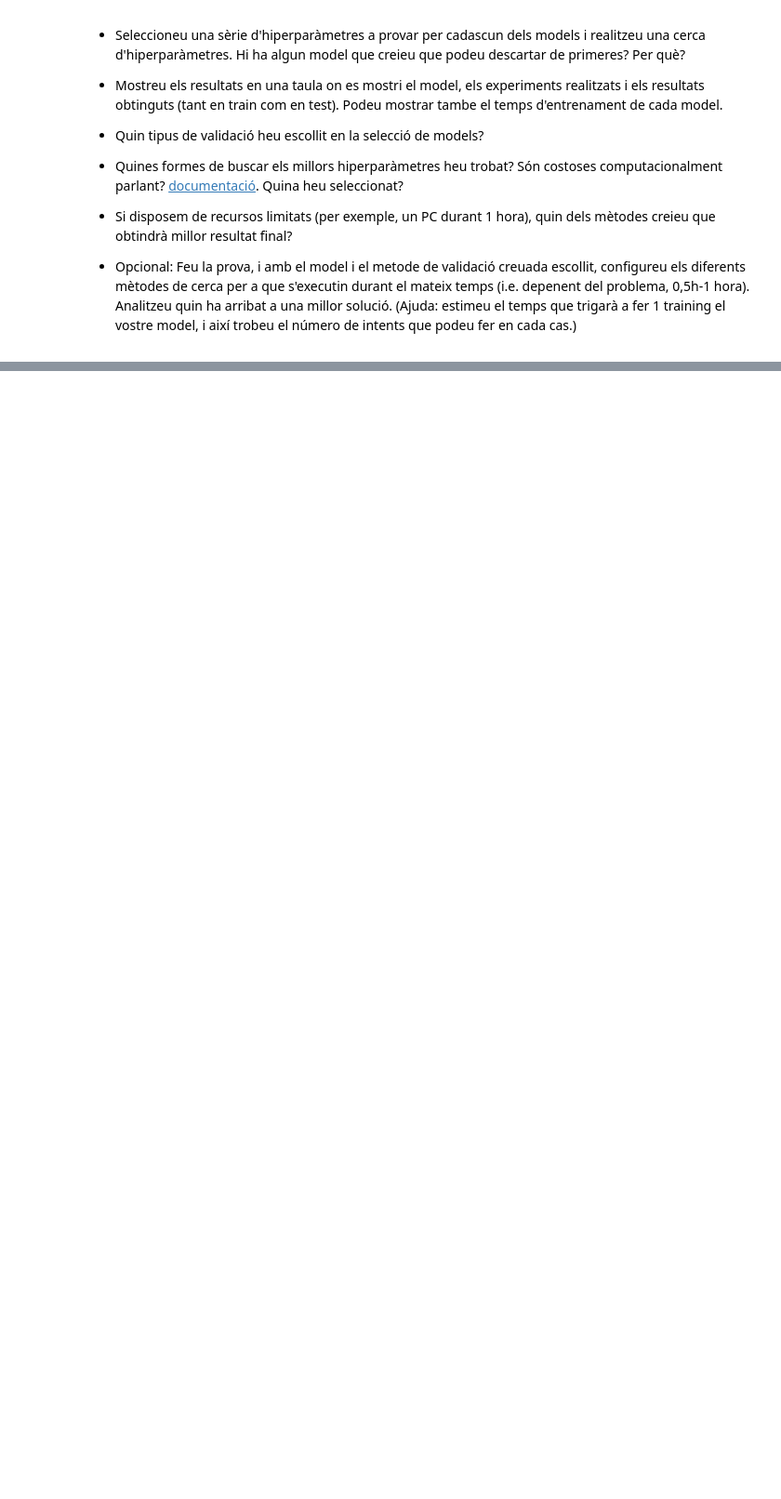
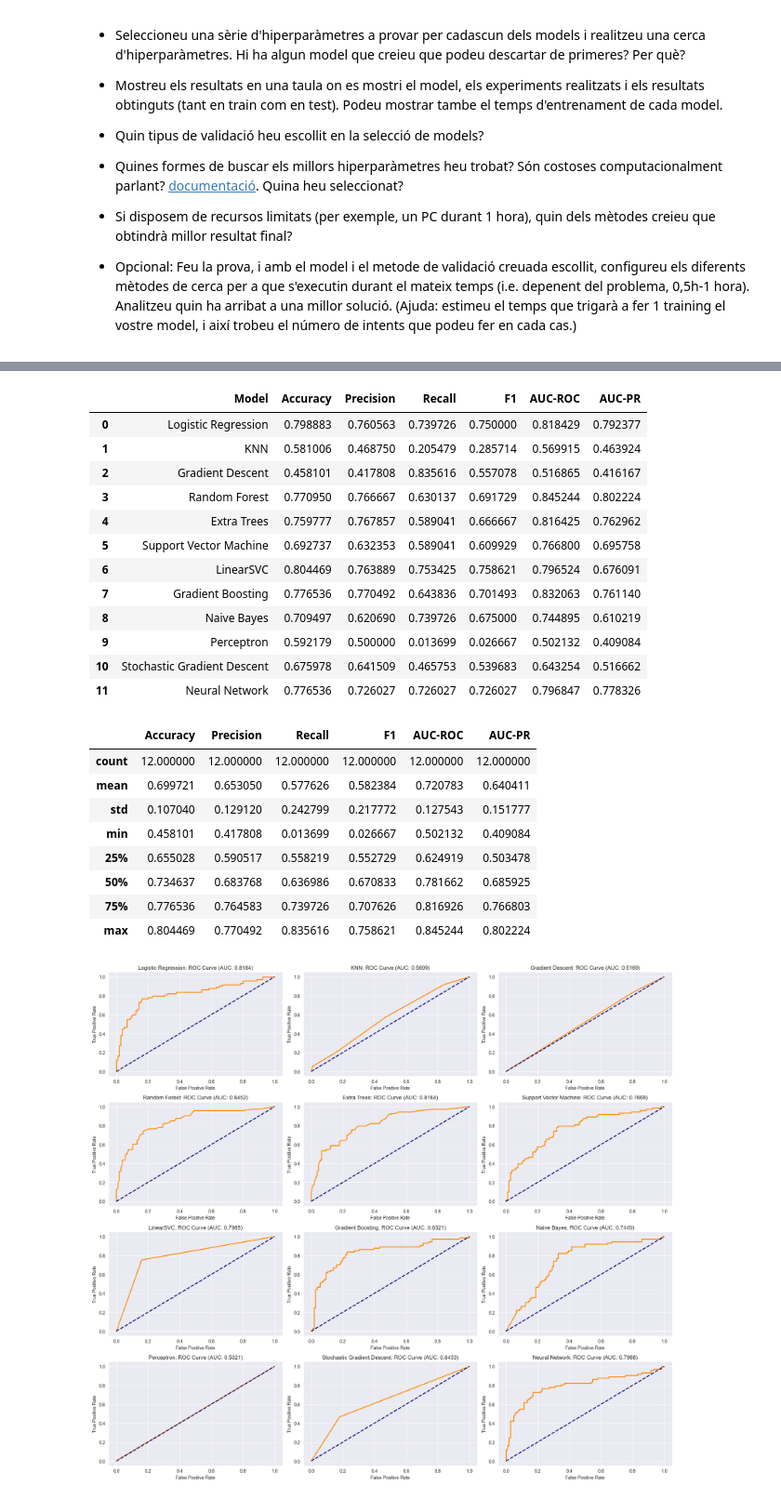
Before and after one commit to NatanSisoev/TitanicSurvival, a Jupyter notebook: practica.ipynb, the cells around one changed output, grey strips where cells are left out. Shown at 93% size. Drawn from its saved outputs; the diff is of its cells as text; code cells hidden in the pictures; blank space fills up the shorter version.

```diff
--- a/practica.ipynb
+++ b/practica.ipynb
@@ -1159,0 +1417,13 @@ La tasca d'aquesta pràctica s'enmarca dins l'aprenentatge computacional **super
+# %%
+LOGISTIC_REGRESSION = "Logistic Regression"
+KNN = "KNN"
+GRADIENT_DESCENT = "Gradient Descent"
+RANDOM_FOREST = "Random Forest"
+EXTRA_TREES = "Extra Trees"
+SUPPORT_VECTOR_MACHINE = "Support Vector Machine"
+LINEAR_SVC = "LinearSVC"
+GRADIENT_BOOSTING = "Gradient Boosting"
+NAIVE_BAYES = "Naive Bayes"
+PERCEPTRON = "Perceptron"
+STOCHASTIC_GRADIENT_DESCENT = "Stochastic Gradient Descent"
+NEURAL_NETWORK = "Neural Network"
@@ -1160 +1499,58 @@ La tasca d'aquesta pràctica s'enmarca dins l'aprenentatge computacional **super
+# %%
+results_metrics = ["Model", "Accuracy", "Precision", "Recall", "F1", "AUC-ROC", "AUC-PR"]
+results_df = pd.DataFrame(columns=results_metrics)
+
+cols = 3
+rows = (len(models)+cols-1)//cols
+fig, axes = plt.subplots(rows, cols, figsize=(cols*6, rows*4))
+axes = axes.flatten()
+
+for ax, (model_name, settings) in tqdm(zip(axes, models.items()), desc="Evaluating models"):
+    tester = ModelTester(name=model_name, **settings)
+    metrics = tester.evaluate()
+
+    tester.plot_roc(ax=ax)
+
+    results_df.loc[len(results_df)] = [
+        model_name,
+        metrics["accuracy"],
+        metrics["precision"],
+        metrics["recall"],
+        metrics["f1"],
+        metrics["auc_roc"],
+        metrics["auc_pr"]
+    ]
+
+display(results_df)
+display(results_df.describe())
+
+for ax in axes[len(models):]:
+    ax.set_visible(False)
+
+plt.tight_layout()
+plt.show()
+# %% [output]
+|  | Model | Accuracy | Precision | Recall | F1 | AUC-ROC | AUC-PR |
+| 0 | Logistic Regression | 0.798883 | 0.760563 | 0.739726 | 0.750000 | 0.818429 | 0.792377 |
+| 1 | KNN | 0.581006 | 0.468750 | 0.205479 | 0.285714 | 0.569915 | 0.463924 |
+| 2 | Gradient Descent | 0.458101 | 0.417808 | 0.835616 | 0.557078 | 0.516865 | 0.416167 |
+| 3 | Random Forest | 0.770950 | 0.766667 | 0.630137 | 0.691729 | 0.845244 | 0.802224 |
+| 4 | Extra Trees | 0.759777 | 0.767857 | 0.589041 | 0.666667 | 0.816425 | 0.762962 |
+| 5 | Support Vector Machine | 0.692737 | 0.632353 | 0.589041 | 0.609929 | 0.766800 | 0.695758 |
+| 6 | LinearSVC | 0.804469 | 0.763889 | 0.753425 | 0.758621 | 0.796524 | 0.676091 |
+| 7 | Gradient Boosting | 0.776536 | 0.770492 | 0.643836 | 0.701493 | 0.832063 | 0.761140 |
+| 8 | Naive Bayes | 0.709497 | 0.620690 | 0.739726 | 0.675000 | 0.744895 | 0.610219 |
+| 9 | Perceptron | 0.592179 | 0.500000 | 0.013699 | 0.026667 | 0.502132 | 0.409084 |
+| 10 | Stochastic Gradient Descent | 0.675978 | 0.641509 | 0.465753 | 0.539683 | 0.643254 | 0.516662 |
+| 11 | Neural Network | 0.776536 | 0.726027 | 0.726027 | 0.726027 | 0.796847 | 0.778326 |
+|  | Accuracy | Precision | Recall | F1 | AUC-ROC | AUC-PR |
+| count | 12.000000 | 12.000000 | 12.000000 | 12.000000 | 12.000000 | 12.000000 |
+| mean | 0.699721 | 0.653050 | 0.577626 | 0.582384 | 0.720783 | 0.640411 |
+| std | 0.107040 | 0.129120 | 0.242799 | 0.217772 | 0.127543 | 0.151777 |
+| min | 0.458101 | 0.417808 | 0.013699 | 0.026667 | 0.502132 | 0.409084 |
+| 25% | 0.655028 | 0.590517 | 0.558219 | 0.552729 | 0.624919 | 0.503478 |
+| 50% | 0.734637 | 0.683768 | 0.636986 | 0.670833 | 0.781662 | 0.685925 |
+| 75% | 0.776536 | 0.764583 | 0.739726 | 0.707626 | 0.816926 | 0.766803 |
+| max | 0.804469 | 0.770492 | 0.835616 | 0.758621 | 0.845244 | 0.802224 |
+[figure, added]
 # %% [markdown]
```
Also changed, not shown: parts of 19 cells of this notebook.
